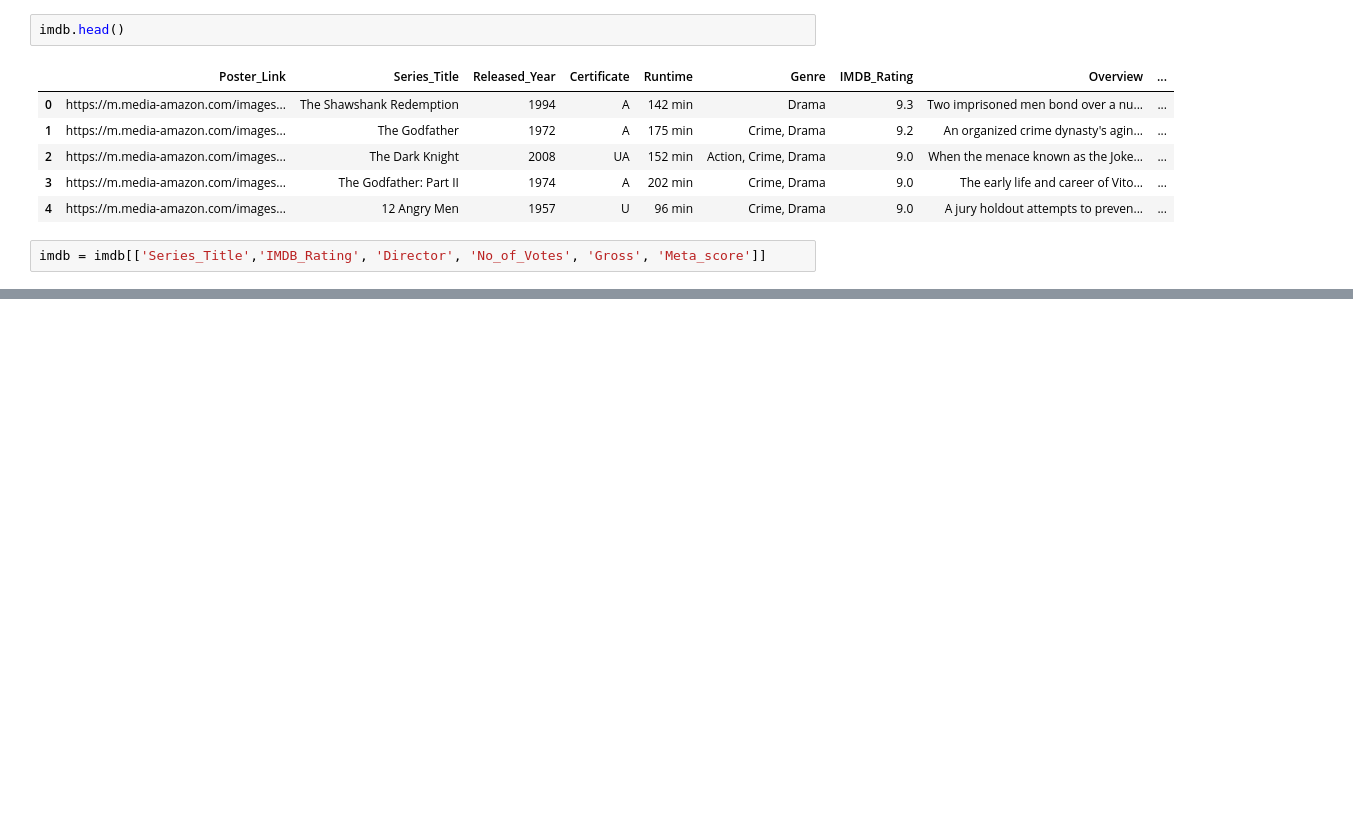
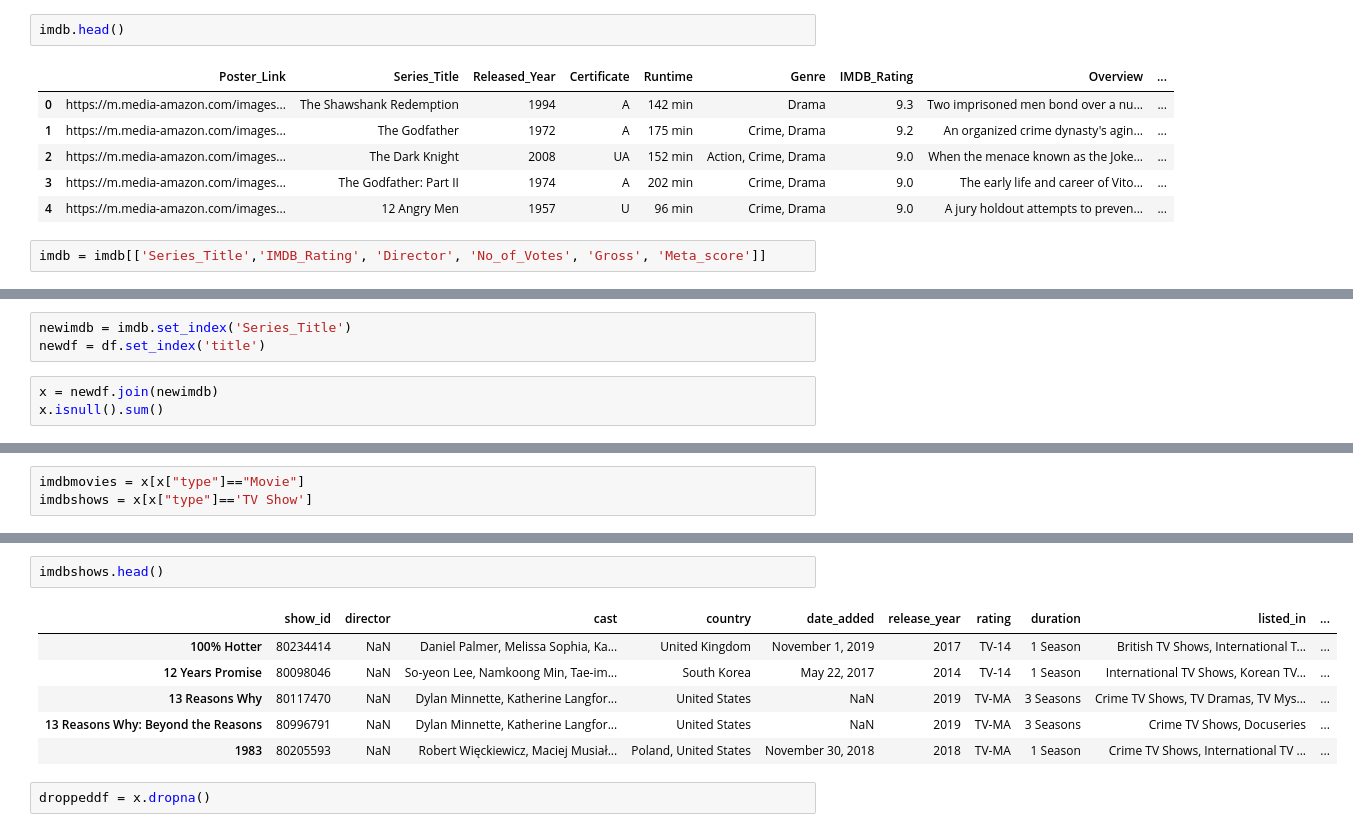
Before and after one commit to Harshal12355/Netflix-Analysis-and-Visualisation-using-D3, a Jupyter notebook: netflix.ipynb, the cells around one changed output, grey strips where cells are left out. Cells and saved outputs as stored; diff of their text form; blank space fills up the shorter version.

```diff
--- a/netflix.ipynb
+++ b/netflix.ipynb
@@ -505,0 +518,6 @@ imdb.head()
+# %%
+newimdb = imdb.set_index('Series_Title')
+newdf = df.set_index('title')
+# %%
+x = newdf.join(newimdb)
+x.isnull().sum()
@@ -505,0 +543,3 @@ imdb.head()
+# %%
+imdbmovies = x[x["type"]=="Movie"]
+imdbshows = x[x["type"]=='TV Show']
@@ -505,0 +592,11 @@ imdb.head()
+# %%
+imdbshows.head()
+# %% [output]
+|  | show_id | director | cast | country | date_added | release_year | rating | duration | listed_in | ... |
+| 100% Hotter | 80234414 | NaN | Daniel Palmer, Melissa Sophia, Ka... | United Kingdom | November 1, 2019 | 2017 | TV-14 | 1 Season | British TV Shows, International T... | ... |
+| 12 Years Promise | 80098046 | NaN | So-yeon Lee, Namkoong Min, Tae-im... | South Korea | May 22, 2017 | 2014 | TV-14 | 1 Season | International TV Shows, Korean TV... | ... |
+| 13 Reasons Why | 80117470 | NaN | Dylan Minnette, Katherine Langfor... | United States | NaN | 2019 | TV-MA | 3 Seasons | Crime TV Shows, TV Dramas, TV Mys... | ... |
+| 13 Reasons Why: Beyond the Reasons | 80996791 | NaN | Dylan Minnette, Katherine Langfor... | United States | NaN | 2019 | TV-MA | 3 Seasons | Crime TV Shows, Docuseries | ... |
+| 1983 | 80205593 | NaN | Robert Więckiewicz, Maciej Musiał... | Poland, United States | November 30, 2018 | 2018 | TV-MA | 1 Season | Crime TV Shows, International TV ... | ... |
+# %%
+droppeddf = x.dropna()
```
Also changed, not shown: parts of 13 cells of this notebook, 16 other files.
